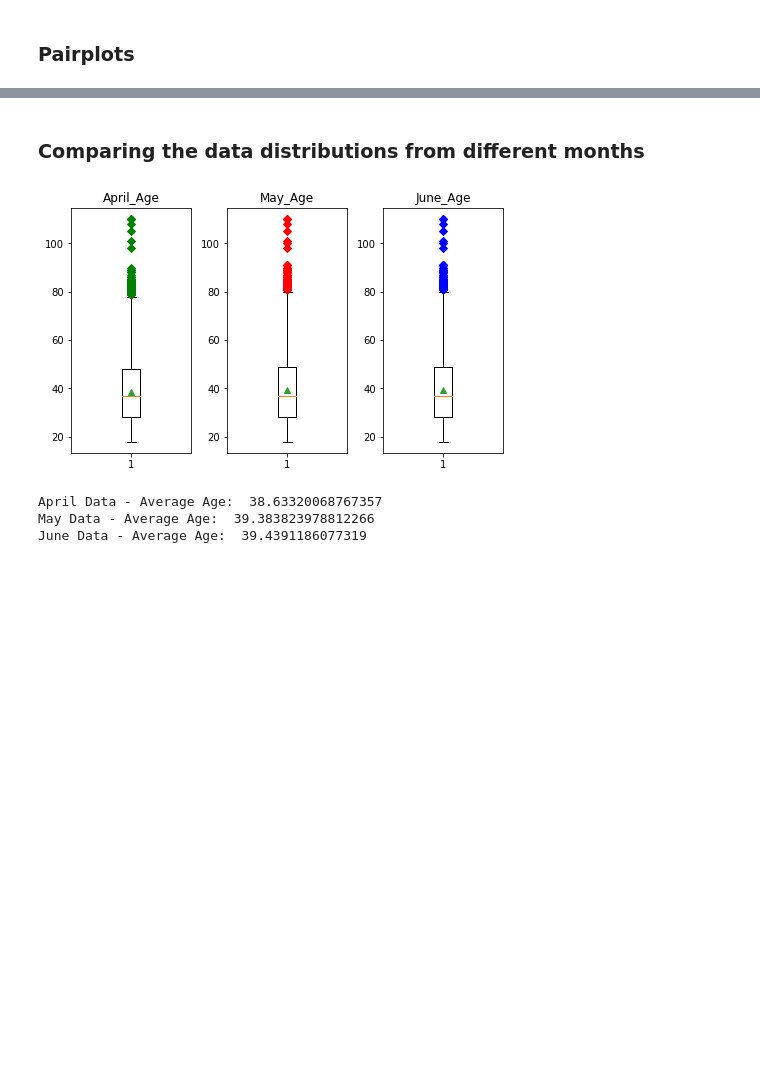
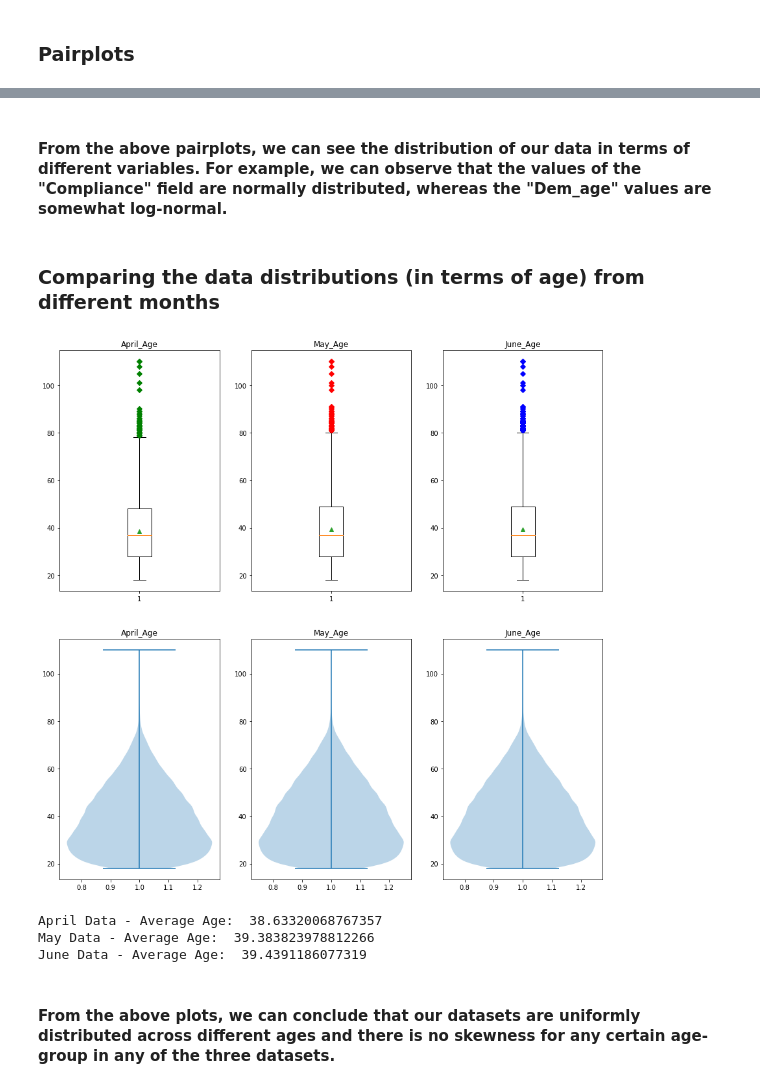
Before and after one commit to Shaashwat05/pandemic_handling_and_impact, a Jupyter notebook: EDA.ipynb, the cells around one changed output, grey strips where cells are left out. Saved outputs shown, nothing was run; the diff lists cells and outputs as text; code cells hidden in the pictures; blank space fills up the shorter version.

Commit message:
Updated subplots and added comments

```diff
--- a/EDA.ipynb
+++ b/EDA.ipynb
@@ -128,4 +78,0 @@ sns.heatmap(df_june.corr('pearson'), cmap='YlGnBu', linecolor='r', linewidths=0.
-# %%
-Expl_cols = [col for col in df.columns if 'Expl_Distress' in col]
-for exCol in Expl_cols:
-     df_apr = df_apr[df_apr[exCol].notna()]
@@ -186,24 +112,32 @@ sns.pairplot(df_apr[['PSS10_avg', 'Lon_avg', 'Compliance', 'Dem_age', 'Trust_cou
+# %% [markdown]
+#### From the above pairplots, we can see the distribution of our data in terms of different variables. For example, we can observe that the values of the "Compliance" field are normally distributed, whereas the "Dem_age" values are somewhat log-normal.
 # %% [markdown]
-### Comparing the data distributions from different months
+### Comparing the data distributions (in terms of age) from different months
 # %%
 #box-plot using Matplotlib
-fig, axs = plt.subplots(1, 3)
-axs[0].boxplot(df_apr['Dem_age'], 0, 'gD', showmeans=True)
-axs[0].set_title('April_Age')
-axs[1].boxplot(df_may['Dem_age'], 0, 'rD', showmeans=True)
-axs[1].set_title('May_Age')
-axs[2].boxplot(df_june['Dem_age'], 0, 'bD', showmeans=True)
-axs[2].set_title('June_Age')
-fig.subplots_adjust(left=3, right=4, bottom=0.05, top=0.9,
-                    hspace=0.4, wspace=0.3)
-
+fig, axs = plt.subplots(2, 3)
+axs[0, 0].boxplot(df_apr['Dem_age'], 0, 'gD', showmeans=True)
+axs[0, 0].set_title('April_Age')
+axs[0, 1].boxplot(df_may['Dem_age'], 0, 'rD', showmeans=True)
+axs[0, 1].set_title('May_Age')
+axs[0, 2].boxplot(df_june['Dem_age'], 0, 'bD', showmeans=True)
+axs[0, 2].set_title('June_Age')
+axs[1, 0].violinplot(df_apr['Dem_age'])
+axs[1, 0].set_title('April_Age')
+axs[1, 1].violinplot(df_may['Dem_age'])
+axs[1, 1].set_title('May_Age')
+axs[1, 2].violinplot(df_june['Dem_age'])
+axs[1, 2].set_title('June_Age')
+fig.set_size_inches([15,15])
 plt.show()
 
 print('April Data - Average Age: ', df_apr['Dem_age'].mean())
 print('May Data - Average Age: ', df_may['Dem_age'].mean())
 print('June Data - Average Age: ', df_june['Dem_age'].mean())
 # %% [output]
-[figure, old version]
+[figure, new version]
 April Data - Average Age:  38.63320068767357
 May Data - Average Age:  39.383823978812266
 June Data - Average Age:  39.4391186077319
+# %% [markdown]
+#### From the above plots, we can conclude that our datasets are uniformly distributed across different ages and there is no skewness for any certain age-group in any of the three datasets.
```
Also changed, not shown: parts of 28 cells of this notebook.
